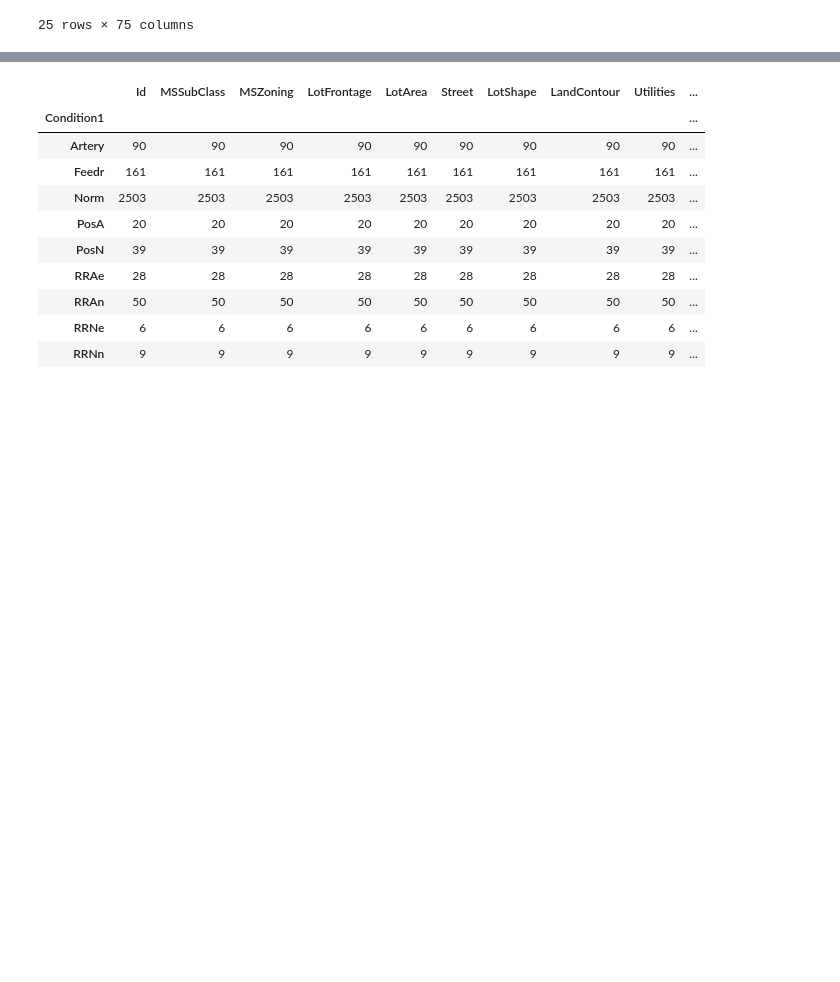
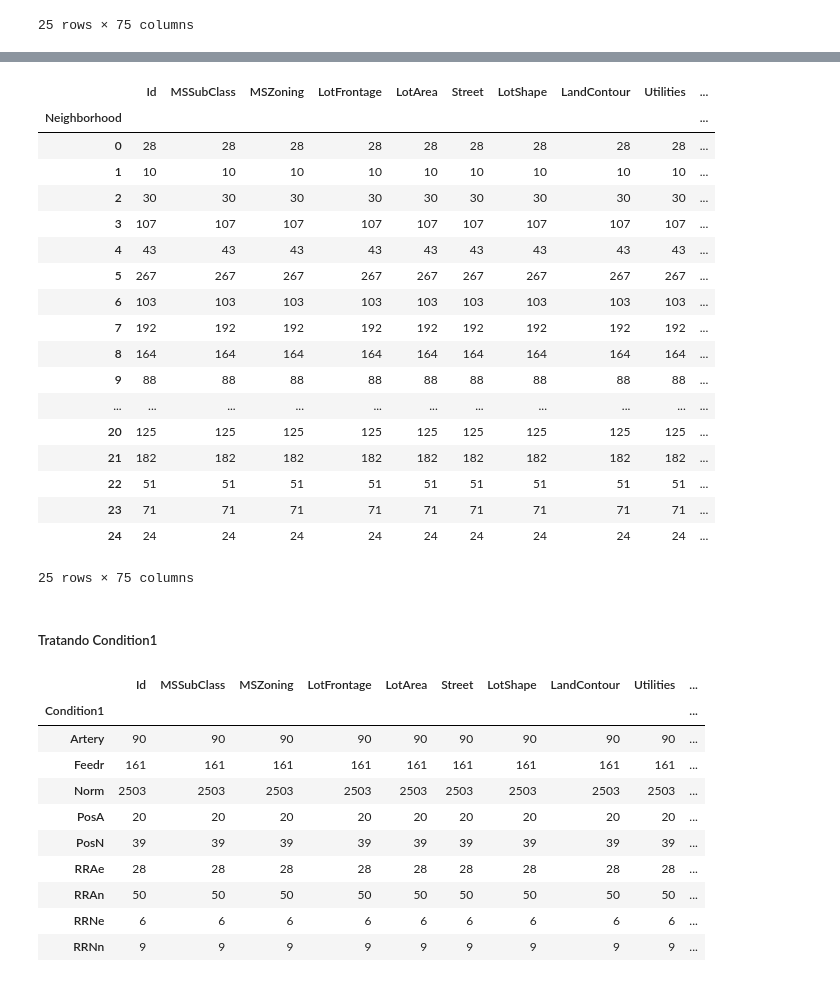
Before and after one commit to BarrosLucas/IA-Test, a Jupyter notebook: Question2.ipynb, the cells around one changed output, grey strips where cells are left out. Cells and saved outputs as stored; diff of their text form; code cells hidden in the pictures; blank space fills up the shorter version.

```diff
--- a/Question2.ipynb
+++ b/Question2.ipynb
@@ -451,0 +459,5 @@ dfTotal.groupby(['Utilities']).count()
+# %%
+dfTotal['Utilities'] = dfTotal['Utilities'].replace('AllPub',0)
+dfTotal['Utilities'] = dfTotal['Utilities'].replace('NoSeWa',1)
+
+dfTotal.groupby(['Utilities']).count()
@@ -462,0 +493,8 @@ dfTotal.groupby(['LotConfig']).count()
+# %%
+dfTotal['LotConfig'] = dfTotal['LotConfig'].replace('Corner',0)
+dfTotal['LotConfig'] = dfTotal['LotConfig'].replace('CulDSac',1)
+dfTotal['LotConfig'] = dfTotal['LotConfig'].replace('FR2',2)
+dfTotal['LotConfig'] = dfTotal['LotConfig'].replace('FR3',3)
+dfTotal['LotConfig'] = dfTotal['LotConfig'].replace('Inside',4)
+
+dfTotal.groupby(['LotConfig']).count()
@@ -471,0 +529,6 @@ dfTotal.groupby(['LandSlope']).count()
+# %%
+dfTotal['LandSlope'] = dfTotal['LandSlope'].replace('Gtl',0)
+dfTotal['LandSlope'] = dfTotal['LandSlope'].replace('Mod',1)
+dfTotal['LandSlope'] = dfTotal['LandSlope'].replace('Sev',2)
+
+dfTotal.groupby(['LandSlope']).count()
@@ -494,3 +596,53 @@ dfTotal.groupby(['Neighborhood']).count()
+# %%
+dfTotal['Neighborhood'] = dfTotal['Neighborhood'].replace('Blmngtn',0)
+dfTotal['Neighborhood'] = dfTotal['Neighborhood'].replace('Blueste',1)
+dfTotal['Neighborhood'] = dfTotal['Neighborhood'].replace('BrDale',2)
+dfTotal['Neighborhood'] = dfTotal['Neighborhood'].replace('BrkSide',3)
+dfTotal['Neighborhood'] = dfTotal['Neighborhood'].replace('ClearCr',4)
+dfTotal['Neighborhood'] = dfTotal['Neighborhood'].replace('CollgCr',5)
+dfTotal['Neighborhood'] = dfTotal['Neighborhood'].replace('Crawfor',6)
+dfTotal['Neighborhood'] = dfTotal['Neighborhood'].replace('Edwards',7)
+dfTotal['Neighborhood'] = dfTotal['Neighborhood'].replace('Gilbert',8)
+dfTotal['Neighborhood'] = dfTotal['Neighborhood'].replace('IDOTRR',9)
+dfTotal['Neighborhood'] = dfTotal['Neighborhood'].replace('MeadowV',10)
+dfTotal['Neighborhood'] = dfTotal['Neighborhood'].replace('Mitchel',11)
+dfTotal['Neighborhood'] = dfTotal['Neighborhood'].replace('NAmes',12)
+dfTotal['Neighborhood'] = dfTotal['Neighborhood'].replace('NPkVill',13)
+dfTotal['Neighborhood'] = dfTotal['Neighborhood'].replace('NWAmes',14)
+dfTotal['Neighborhood'] = dfTotal['Neighborhood'].replace('NoRidge',15)
+dfTotal['Neighborhood'] = dfTotal['Neighborhood'].replace('NridgHt',16)
+dfTotal['Neighborhood'] = dfTotal['Neighborhood'].replace('OldTown',17)
+dfTotal['Neighborhood'] = dfTotal['Neighborhood'].replace('SWISU',18)
+dfTotal['Neighborhood'] = dfTotal['Neighborhood'].replace('Sawyer',19)
+dfTotal['Neighborhood'] = dfTotal['Neighborhood'].replace('SawyerW',20)
+dfTotal['Neighborhood'] = dfTotal['Neighborhood'].replace('Somerst',21)
+dfTotal['Neighborhood'] = dfTotal['Neighborhood'].replace('StoneBr',22)
+dfTotal['Neighborhood'] = dfTotal['Neighborhood'].replace('Timber',23)
+dfTotal['Neighborhood'] = dfTotal['Neighborhood'].replace('Veenker',24)
+
+dfTotal.groupby(['Neighborhood']).count()
+# %% [output]
+|  | Id | MSSubClass | MSZoning | LotFrontage | LotArea | Street | LotShape | LandContour | Utilities | ... |
+| Neighborhood |  |  |  |  |  |  |  |  |  | ... |
+| 0 | 28 | 28 | 28 | 28 | 28 | 28 | 28 | 28 | 28 | ... |
+| 1 | 10 | 10 | 10 | 10 | 10 | 10 | 10 | 10 | 10 | ... |
+| 2 | 30 | 30 | 30 | 30 | 30 | 30 | 30 | 30 | 30 | ... |
+| 3 | 107 | 107 | 107 | 107 | 107 | 107 | 107 | 107 | 107 | ... |
+| 4 | 43 | 43 | 43 | 43 | 43 | 43 | 43 | 43 | 43 | ... |
+| 5 | 267 | 267 | 267 | 267 | 267 | 267 | 267 | 267 | 267 | ... |
+| 6 | 103 | 103 | 103 | 103 | 103 | 103 | 103 | 103 | 103 | ... |
+| 7 | 192 | 192 | 192 | 192 | 192 | 192 | 192 | 192 | 192 | ... |
+| 8 | 164 | 164 | 164 | 164 | 164 | 164 | 164 | 164 | 164 | ... |
+| 9 | 88 | 88 | 88 | 88 | 88 | 88 | 88 | 88 | 88 | ... |
+| ... | ... | ... | ... | ... | ... | ... | ... | ... | ... | ... |
+| 20 | 125 | 125 | 125 | 125 | 125 | 125 | 125 | 125 | 125 | ... |
+| 21 | 182 | 182 | 182 | 182 | 182 | 182 | 182 | 182 | 182 | ... |
+| 22 | 51 | 51 | 51 | 51 | 51 | 51 | 51 | 51 | 51 | ... |
+| 23 | 71 | 71 | 71 | 71 | 71 | 71 | 71 | 71 | 71 | ... |
+| 24 | 24 | 24 | 24 | 24 | 24 | 24 | 24 | 24 | 24 | ... |
+25 rows × 75 columns
+# %% [markdown]
+##### Tratando Condition1
 # %%
 dfTotal.groupby(['Condition1']).count()
 # %% [output]
```
Also changed, not shown: parts of 33 cells of this notebook.
